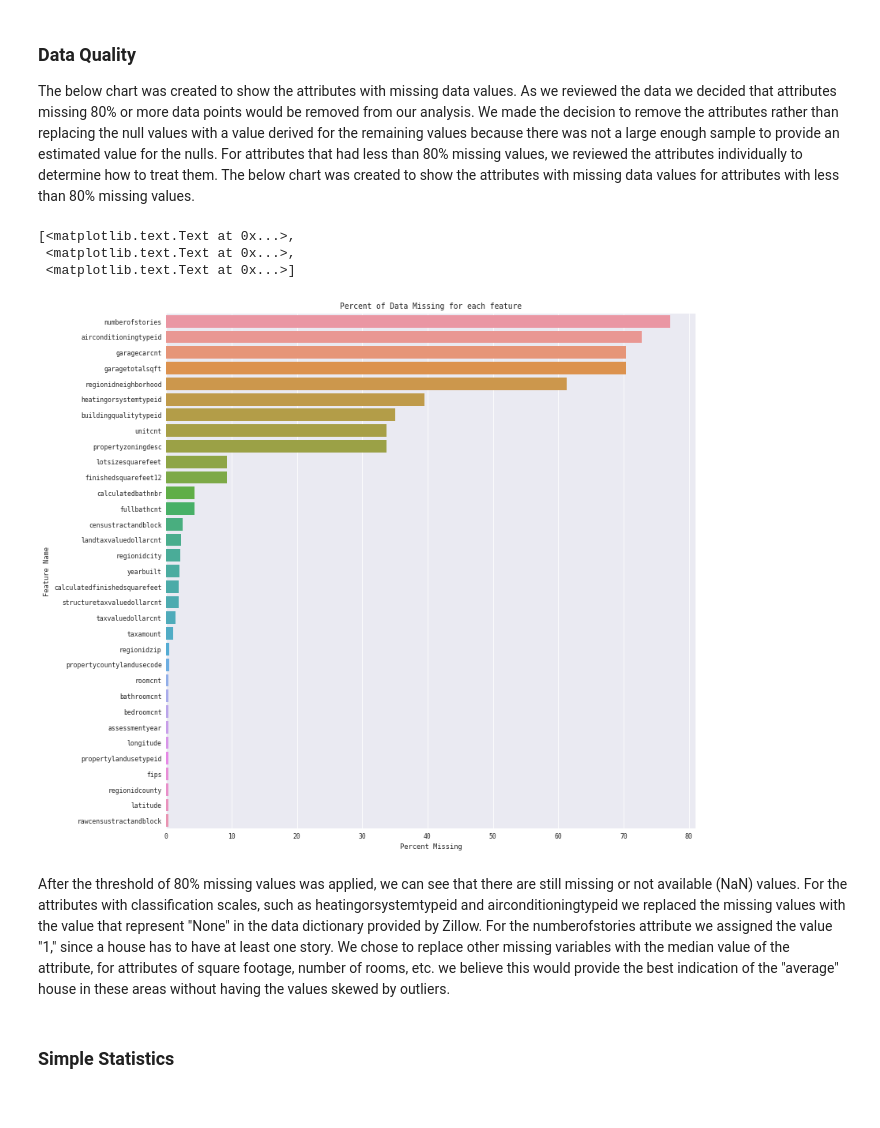
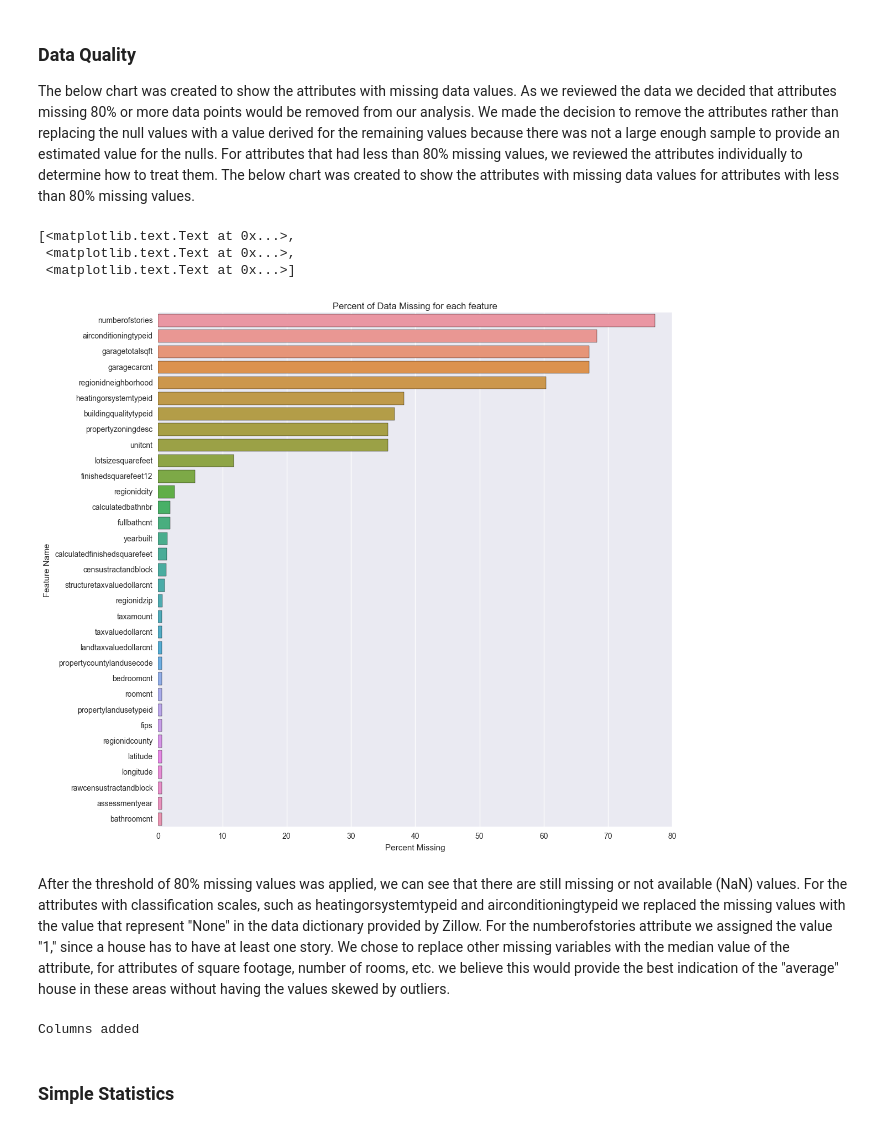
Before and after one commit to ChrisIrwin5620/Data-Mining-Group-Project, a Jupyter notebook: PythonCode/DataMiningProject_MD.ipynb, the cells around one changed output. Saved outputs shown, nothing was run; the diff lists cells and outputs as text; code cells hidden in the pictures.

Commit message:
Updated Data
Updated our data pull to include the train file. This will give us
access to the log error. Additionally, added a few columns and started
on a box plot for log error by county.

```diff
--- a/PythonCode/DataMiningProject_MD.ipynb
+++ b/PythonCode/DataMiningProject_MD.ipynb
@@ -46,7 +46,20 @@ import seaborn as sb
 
 #Create Zillow Data Frame using Read_CSV
 # read in the csv file
-#dfZillowData = pd.read_csv('/users/cmirwin/desktop/Smu Data Sets/Data Mining/ZillowData/Properties_2016.csv')
-dfZillowData = pd.read_csv('/Users/joshuaklein/Desktop/properties_2016.csv')
+dfZillowData = pd.read_csv('/users/cmirwin/desktop/Smu Data Sets/Data Mining/ZillowData/Properties_2016.csv')
+#dfZillowData = pd.read_csv('/Users/joshuaklein/Desktop/properties_2016.csv')
 #dfZillowData = pd.read_csv('/users/anna_frowein/Documents/SMU/Properties_2016.csv')
 #dfZillowData = pd.read_csv("C:/Users/hp/Desktop/SMU/Data Mining/Project/Data/properties_2016.csv")
+
+dfTrainingData = pd.read_csv('/users/cmirwin/desktop/Smu Data Sets/Data Mining/ZillowData/train_2016.csv')
+
+
+#Create new data set that contains both the data zillow and the data to train against
+dfFullTestData = pd.merge(dfTrainingData, dfZillowData, on='parcelid', how='left')
+
+#Remove 2.9 million records from memory
+del dfZillowData
+
+
+#Get the headers to ensure all columns are included.
+dfFullTestData.head(10)
@@ -84,41 +108,41 @@ The below chart was created to show the attributes with missing data values.  As
 #dfZillowData.isnull().values.any()
 
 #Find all columns with missing data
-dfMissingZillowData = (dfZillowData.isnull().sum() / len(dfZillowData)) * 100
+dfMissingZillowData = (dfFullTestData.isnull().sum() / len(dfFullTestData)) * 100
 
 #Delete from dataframe with values of 0
 dfMissingZillowData = dfMissingZillowData.drop(dfMissingZillowData[dfMissingZillowData == 0].index).sort_values(ascending=False)
 
 #Create new data frame with attritbutes that have no missing values
 #dfNoMissingValues =  dfMissingZillowData[dfMissingZillowData == 0].sort_values(ascending=False)
 
 #Create new dataframe any values greater than 80%
 dfMajorityOfDataMissing = dfMissingZillowData.drop(dfMissingZillowData[dfMissingZillowData < 80].index).sort_values(ascending=False)
 
 #Create new dataframe with total missing less than 80%
 dfMissingZillowData = dfMissingZillowData.drop(dfMissingZillowData[dfMissingZillowData > 80].index).sort_values(ascending=False)
 
 
 #Create Graph that shows the missing data
 #Set Color palette to standard
 color = sb.color_palette()
 
 #set up Figure size
 f, ax = plt.subplots(figsize=(12, 12))
 
 #Rotate lables
 plt.xticks(rotation='0')
 
 #Add Bar Plots
 sb.barplot(y=dfMissingZillowData.index, x=dfMissingZillowData)
 
 #Add Titles to Graph
 ax.set(title='Percent of Data Missing for each feature', xlabel='Percent Missing', ylabel = 'Feature Name')
 # %% [output]
 [<matplotlib.text.Text at 0x...>,
  <matplotlib.text.Text at 0x...>,
  <matplotlib.text.Text at 0x...>]
-[figure, old version]
+[figure, new version]
 # %% [markdown]
 After the threshold of 80% missing values was applied, we can see that there are still missing or not available (NaN) values.  For the attributes with classification scales, such as heatingorsystemtypeid and airconditioningtypeid we replaced the missing values with the value that represent "None" in the data dictionary provided by Zillow.  For the numberofstories attribute we assigned the value "1," since a house has to have at least one story.  We chose to replace other missing variables with the median value of the attribute, for attributes of square footage, number of rooms, etc. we believe this would provide the best indication of the "average" house in these areas without having the values skewed by outliers.
 # %%
@@ -128,16 +152,19 @@ After the threshold of 80% missing values was applied, we can see that there are
 #Create new columns by replacing missing values with 0 and other values with 1.
 #print(dfMajorityOfDataMissing)
 
-dfZillowData['hasbasement'] = dfZillowData[['basementsqft']].where(dfZillowData[['basementsqft']].isnull(), 1).fillna(0).astype(int)
+dfFullTestData['hasbasement'] = dfFullTestData[['basementsqft']].where(dfFullTestData[['basementsqft']].isnull(), 1).fillna(0).astype(int)
 
-dfZillowData['hasdeck'] = dfZillowData[['yardbuildingsqft26']].where(dfZillowData[['yardbuildingsqft26']].isnull(), 1).fillna(0).astype(int)
+dfFullTestData['hasdeck'] = dfFullTestData[['yardbuildingsqft26']].where(dfFullTestData[['yardbuildingsqft26']].isnull(), 1).fillna(0).astype(int)
 
-dfZillowData['hasfireplace'] = dfZillowData[['fireplaceflag']].where(dfZillowData[['fireplaceflag']].isnull(), 1).fillna(0).astype(int)
+dfFullTestData['hasfireplace'] = dfFullTestData[['fireplaceflag']].where(dfFullTestData[['fireplaceflag']].isnull(), 1).fillna(0).astype(int)
 
-dfZillowData['haspatio'] = dfZillowData[['yardbuildingsqft17']].where(dfZillowData[['yardbuildingsqft17']].isnull(), 1).fillna(0).astype(int)
+dfFullTestData['haspatio'] = dfFullTestData[['yardbuildingsqft17']].where(dfFullTestData[['yardbuildingsqft17']].isnull(), 1).fillna(0).astype(int)
 
 #Combines two attributes to make a new binary attribute.
-dfZillowData['hashottuborspa'] = dfZillowData[['hashottuborspa', 'pooltypeid2']].where(dfZillowData[['hashottuborspa','pooltypeid2']].isnull(), 1).fillna(0).astype(int)
+dfFullTestData['hashottuborspa'] = dfFullTestData[['hashottuborspa', 'pooltypeid2']].where(dfFullTestData[['hashottuborspa','pooltypeid2']].isnull(), 1).fillna(0).astype(int)
+
+#Create log dollars of all money columns
+dfFullTestData['logtaxvalue'] = np.log(dfFullTestData['taxvaluedollarcnt'])
 
 #Create Function for County Rename
 def rename(row):
@@ -149,7 +176,11 @@ def rename(row):
         val = 'Orange County'
     return val
 
-dfZillowData['countyname'] = dfZillowData.apply(rename, axis=1)
+dfFullTestData['countyname'] = dfFullTestData.apply(rename, axis=1)
+
+print 'Columns added'
+# %% [output]
+Columns added
 # %% [markdown]
 ### Simple Statistics
 # %%
```
Also changed, not shown: parts of 5 cells of this notebook.
